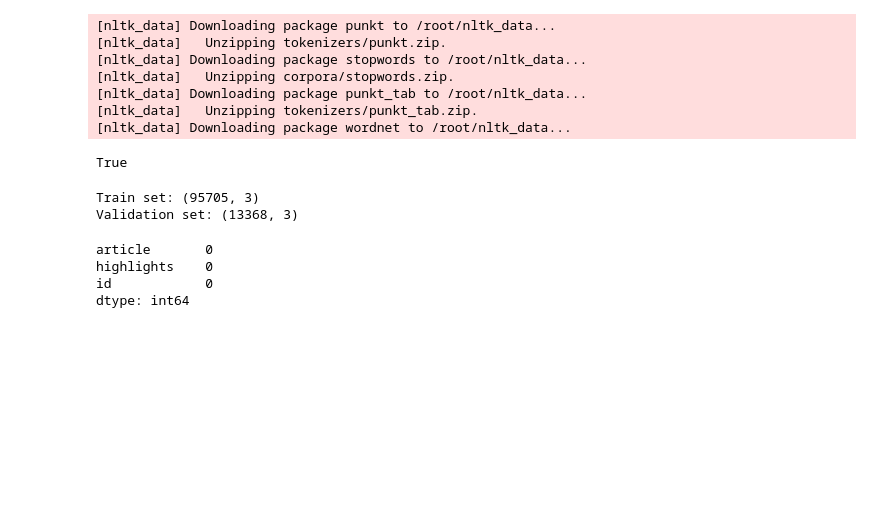
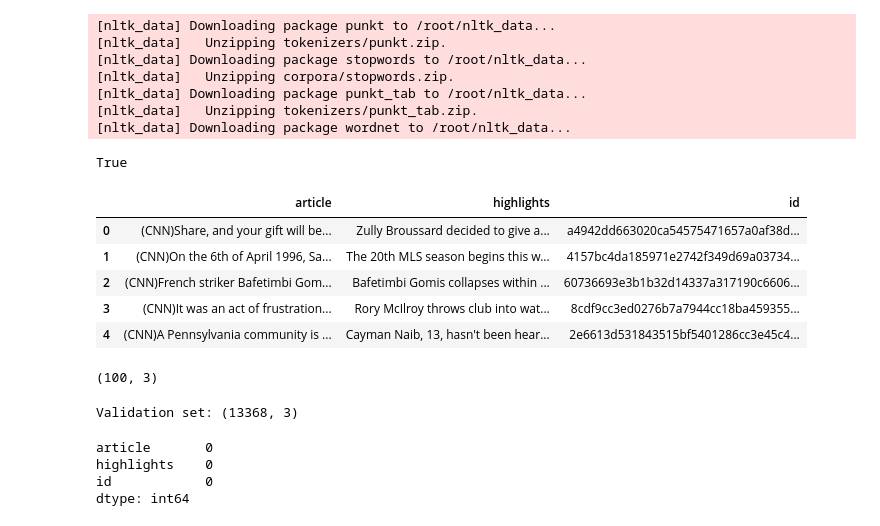
Before and after one commit to sandrabinu3/Text_Summarization_using_NLP-Project, a Jupyter notebook: textrank.ipynb, the cells around one changed output. Saved outputs shown, nothing was run; the diff lists cells and outputs as text; code cells hidden in the pictures; blank space fills up the shorter version.

```diff
--- a/textrank.ipynb
+++ b/textrank.ipynb
@@ -115 +120,10 @@ val_subset = validation_df.sample(n=500,random_state=42)
+# %%
+validation_df.head()
+# %% [output]
+|  | article | highlights | id |
+| 0 | (CNN)Share, and your gift will be... | Zully Broussard decided to give a... | a4942dd663020ca54575471657a0af38d... |
+| 1 | (CNN)On the 6th of April 1996, Sa... | The 20th MLS season begins this w... | 4157bc4da185971e2742f349d69a03734... |
+| 2 | (CNN)French striker Bafetimbi Gom... | Bafetimbi Gomis collapses within ... | 60736693e3b1b32d14337a317190c6606... |
+| 3 | (CNN)It was an act of frustration... | Rory McIlroy throws club into wat... | 8cdf9cc3ed0276b7a7944cc18ba459355... |
+| 4 | (CNN)A Pennsylvania community is ... | Cayman Naib, 13, hasn't been hear... | 2e6613d531843515bf5401286cc3e45c4... |
 # %%
@@ -117,14 +131,15 @@ train_summaries = train_subset['highlights'].tolist()
 val_summaries = val_subset['highlights'].tolist()
 # %%
-print(train_subset.shape)
+# print(train_subset.shape)
 print(val_subset.shape)
+# %% [output]
+(100, 3)
 # %%
 # Check the shape of each dataset
-print(f"Train set: {train_df.shape}")
+# print(f"Train set: {train_df.shape}")
 # print(f"Test set: {test_df.shape}")
 print(f"Validation set: {validation_df.shape}")
 # %% [output]
-Train set: (95705, 3)
 Validation set: (13368, 3)
 # %%
 # Check for null values
```
Also changed, not shown: parts of 65 cells of this notebook, 2 other files.
